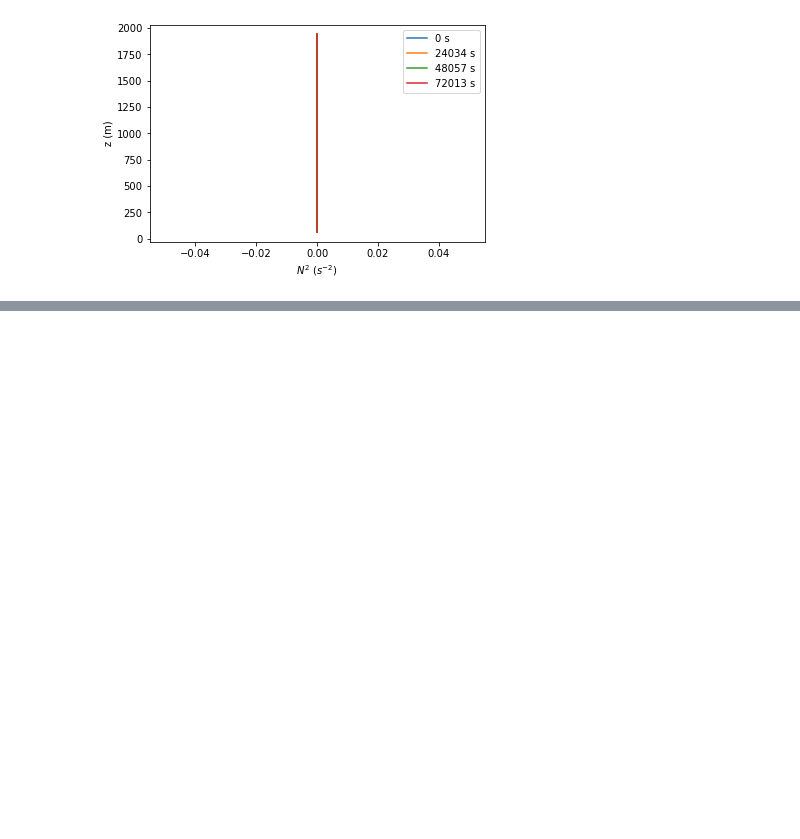
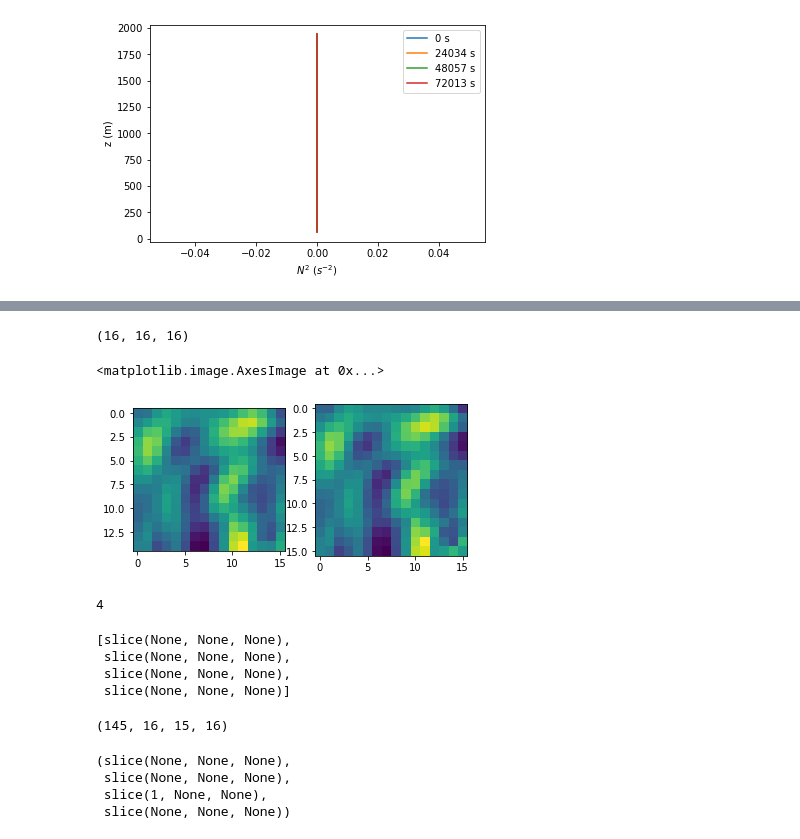
Before and after one commit to cpierard/Nyles, a Jupyter notebook: notebooks/01_Computating_diagnostics.ipynb, the cells around one changed output, grey strips where cells are left out. Saved outputs shown, nothing was run; the diff lists cells and outputs as text; code cells hidden in the pictures; blank space fills up the shorter version.

Commit message:
add velocity_interp to deal with staggered grid

```diff
--- a/notebooks/01_Computating_diagnostics.ipynb
+++ b/notebooks/01_Computating_diagnostics.ipynb
@@ -87,0 +105,9 @@ Text(0, 0.5, 'z (m)')
+# %%
+variables = exp.read_vars(['x', 'y', 'z', 'b', 'u', 'v', 'w'], '../../data/Nyles/plume_ref4/plume_ref4_00_hist.nc')
+# %%
+u = variables['u']
+v = variables['v']
+w = variables['w']
+x = variables['x']
+y = variables['y']
+dx = x[1] - x[0]
@@ -87,0 +128,4 @@ Text(0, 0.5, 'z (m)')
+# %%
+u[0].shape
+# %% [output]
+(16, 16, 16)
@@ -87,0 +138,23 @@ Text(0, 0.5, 'z (m)')
+# %%
+u_interp = (u[:,:,:-1,:] + u[:,:,1:,:])/2
+# %%
+nz = 10
+plt.subplot(121)
+plt.imshow(u_interp[100,nz,:,:])
+
+plt.subplot(122)
+plt.imshow(u[100,nz,:,:])
+# %% [output]
+<matplotlib.image.AxesImage at 0x...>
+[figure, added]
+# %%
+len(u.shape)
+# %% [output]
+4
+# %%
+[slice(None)] * 4
+# %% [output]
+[slice(None, None, None),
+ slice(None, None, None),
+ slice(None, None, None),
+ slice(None, None, None)]
@@ -87,0 +170,11 @@ Text(0, 0.5, 'z (m)')
+# %%
+u[slice2].shape
+# %% [output]
+(145, 16, 15, 16)
+# %%
+slice1
+# %% [output]
+(slice(None, None, None),
+ slice(None, None, None),
+ slice(1, None, None),
+ slice(None, None, None))
```
Also changed, not shown: parts of 34 cells of this notebook, 2 other files.
